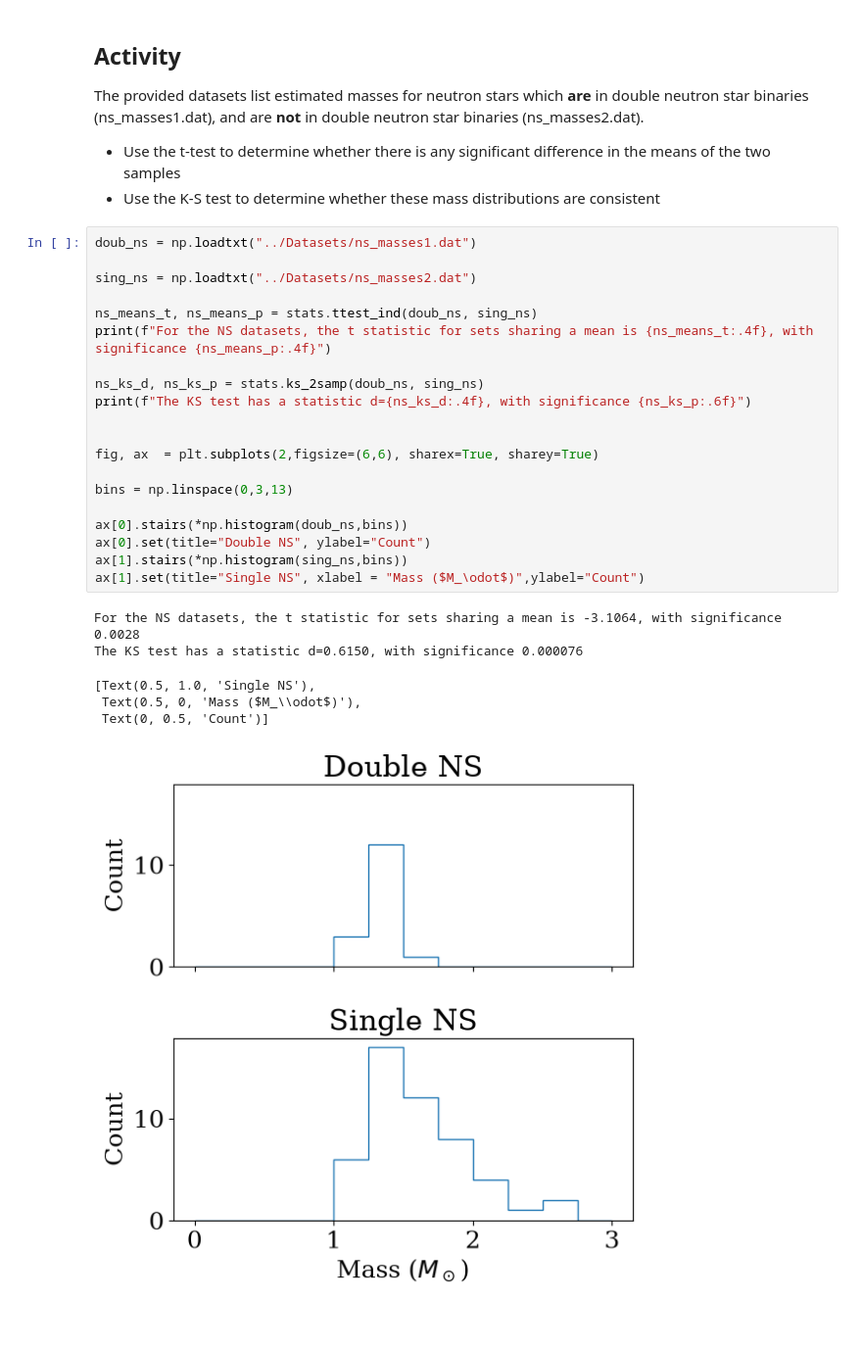
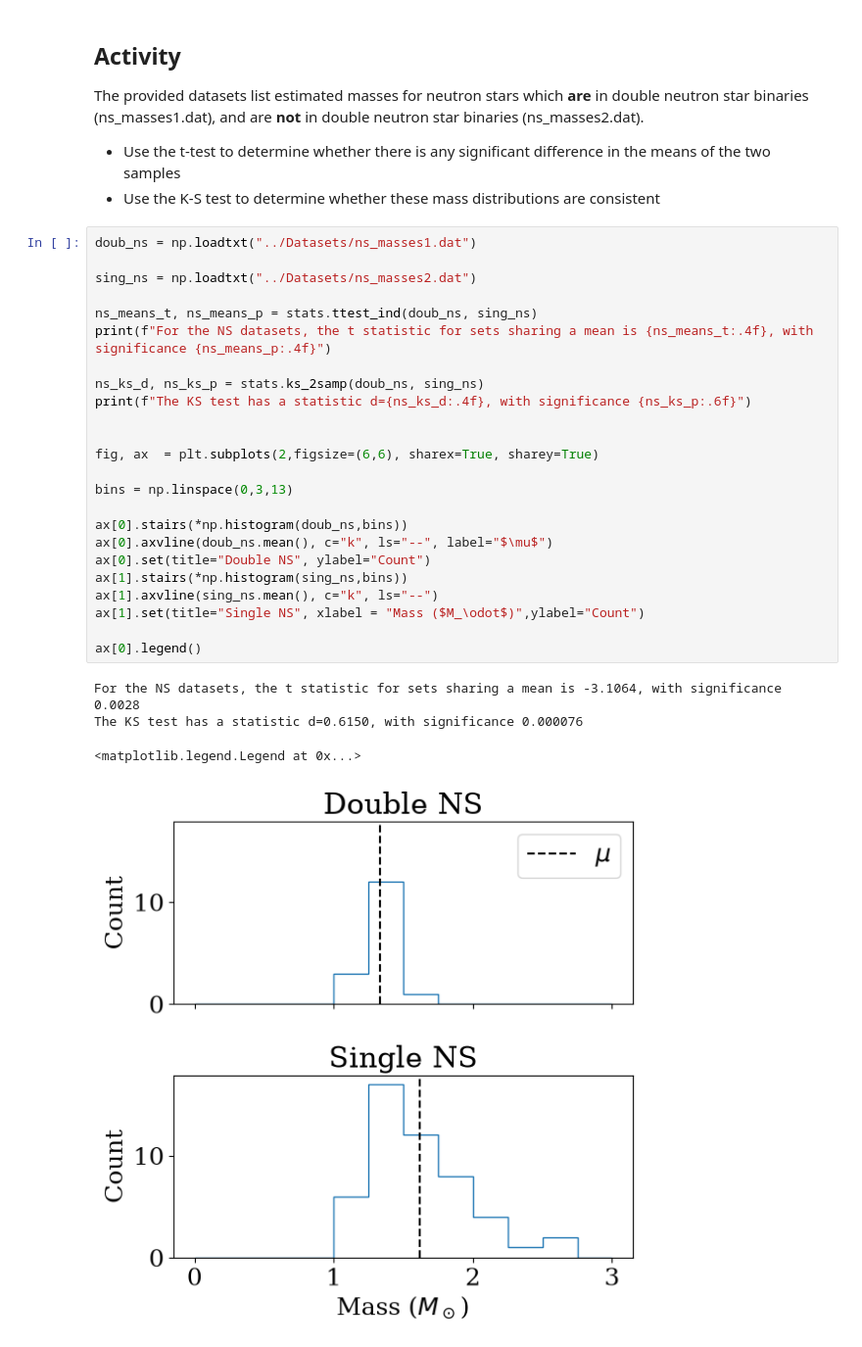
Before and after one commit to bray217/CAS_Stats_course_Sep_25, a Jupyter notebook: TO_CHANGE_Jupyter_notebooks/Notebook_Class2_CorrelationTesting.ipynb, the cells around one changed output. Shown at 98% size. Saved outputs shown, nothing was run; the diff lists cells and outputs as text; blank space fills up the shorter version.

```diff
--- a/TO_CHANGE_Jupyter_notebooks/Notebook_Class2_CorrelationTesting.ipynb
+++ b/TO_CHANGE_Jupyter_notebooks/Notebook_Class2_CorrelationTesting.ipynb
@@ -360,27 +362,29 @@ The provided datasets list estimated masses for neutron stars which **are** in d
 # %%
 doub_ns = np.loadtxt("../Datasets/ns_masses1.dat")
 
 sing_ns = np.loadtxt("../Datasets/ns_masses2.dat")
 
 ns_means_t, ns_means_p = stats.ttest_ind(doub_ns, sing_ns)
 print(f"For the NS datasets, the t statistic for sets sharing a mean is {ns_means_t:.4f}, with significance {ns_means_p:.4f}")
 
 ns_ks_d, ns_ks_p = stats.ks_2samp(doub_ns, sing_ns)
 print(f"The KS test has a statistic d={ns_ks_d:.4f}, with significance {ns_ks_p:.6f}")
 
 
 fig, ax  = plt.subplots(2,figsize=(6,6), sharex=True, sharey=True)
 
 bins = np.linspace(0,3,13)
 
 ax[0].stairs(*np.histogram(doub_ns,bins))
+ax[0].axvline(doub_ns.mean(), c="k", ls="--", label="$\mu$")
 ax[0].set(title="Double NS", ylabel="Count")
 ax[1].stairs(*np.histogram(sing_ns,bins))
+ax[1].axvline(sing_ns.mean(), c="k", ls="--")
 ax[1].set(title="Single NS", xlabel = "Mass ($M_\odot$)",ylabel="Count")
+
+ax[0].legend()
 # %% [output]
 For the NS datasets, the t statistic for sets sharing a mean is -3.1064, with significance 0.0028
 The KS test has a statistic d=0.6150, with significance 0.000076
-[Text(0.5, 1.0, 'Single NS'),
- Text(0.5, 0, 'Mass ($M_\\odot$)'),
- Text(0, 0.5, 'Count')]
+<matplotlib.legend.Legend at 0x...>
-[figure, old version]
+[figure, new version]
```
Also changed, not shown: parts of 3 cells of this notebook, 1 other file.
